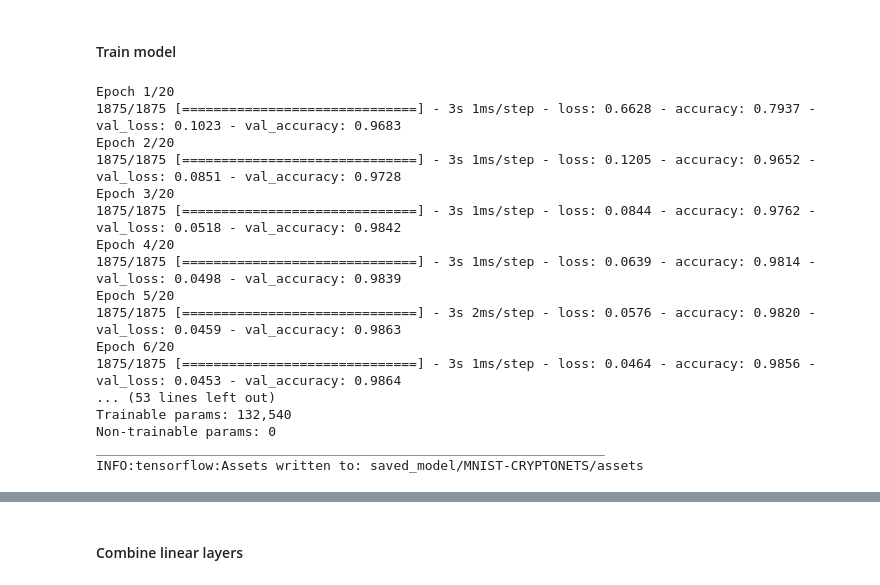
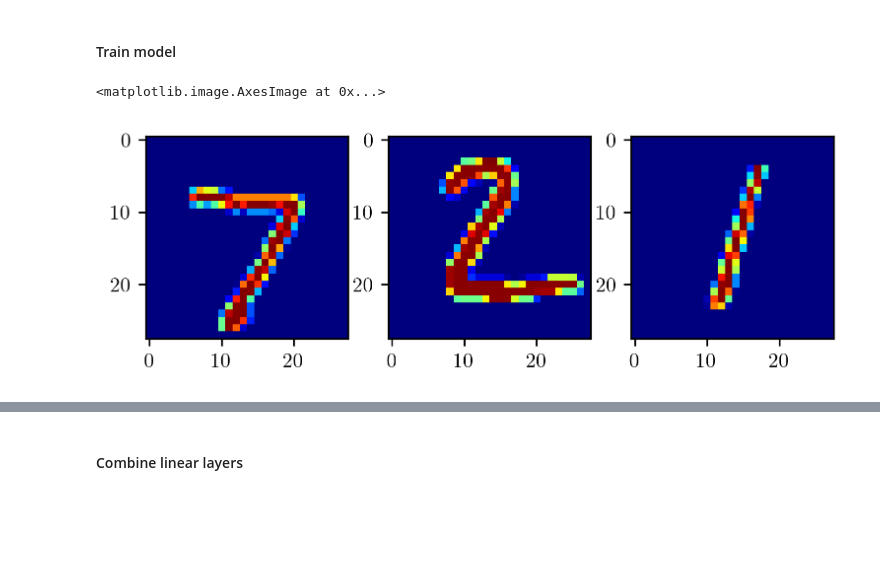
Before and after one commit to xuyhan/psi-lib, a Jupyter notebook: notebooks/Models.ipynb, the cells around one changed output, grey strips where cells are left out. Drawn from its saved outputs; the diff is of its cells as text; code cells hidden in the pictures; blank space fills up the shorter version.

```diff
--- a/notebooks/Models.ipynb
+++ b/notebooks/Models.ipynb
@@ -401,39 +241,13 @@ def cifar_():
 # %% [markdown]
 #### Train model
 # %%
-name = 'MNIST-CRYPTONETS'
+trainX, trainY, valX, valY, testX, testY = load_mnist()
+trainX, valX, testX = norm_(trainX, valX, testX)
 
-trainX, trainY, testX, testY = load_dataset_mnist()
-trainX, testX = prep_pixels(trainX, testX)
+fig, ax = plt.subplots(1, 3)
+ax[0].imshow(testX[0], cmap='jet')
+ax[1].imshow(testX[1], cmap='jet')
+ax[2].imshow(testX[2], cmap='jet')
+# %% [output]
+<matplotlib.image.AxesImage at 0x...>
+[figure, added]
-# %%
-model1 = mnist_cryptonets(square_activation)
-
-callback = EarlyStopping(monitor='val_loss', mode='min', verbose=1, patience=20)
-
-model1.fit(
-    trainX, trainY,
-    epochs=20,
-    validation_data=(testX, testY),
-    workers=6
-)
-
-model1.summary()
-model1.save('saved_model/' + name)
-# %% [output]
-Epoch 1/20
-1875/1875 [==============================] - 3s 1ms/step - loss: 0.6628 - accuracy: 0.7937 - val_loss: 0.1023 - val_accuracy: 0.9683
-Epoch 2/20
-1875/1875 [==============================] - 3s 1ms/step - loss: 0.1205 - accuracy: 0.9652 - val_loss: 0.0851 - val_accuracy: 0.9728
-Epoch 3/20
-1875/1875 [==============================] - 3s 1ms/step - loss: 0.0844 - accuracy: 0.9762 - val_loss: 0.0518 - val_accuracy: 0.9842
-Epoch 4/20
-1875/1875 [==============================] - 3s 1ms/step - loss: 0.0639 - accuracy: 0.9814 - val_loss: 0.0498 - val_accuracy: 0.9839
-Epoch 5/20
-1875/1875 [==============================] - 3s 2ms/step - loss: 0.0576 - accuracy: 0.9820 - val_loss: 0.0459 - val_accuracy: 0.9863
-Epoch 6/20
-1875/1875 [==============================] - 3s 1ms/step - loss: 0.0464 - accuracy: 0.9856 - val_loss: 0.0453 - val_accuracy: 0.9864
-... (53 lines left out)
-Trainable params: 132,540
-Non-trainable params: 0
-_________________________________________________________________
-INFO:tensorflow:Assets written to: saved_model/MNIST-CRYPTONETS/assets
```
Also changed, not shown: parts of 77 cells of this notebook, 22 other files.
